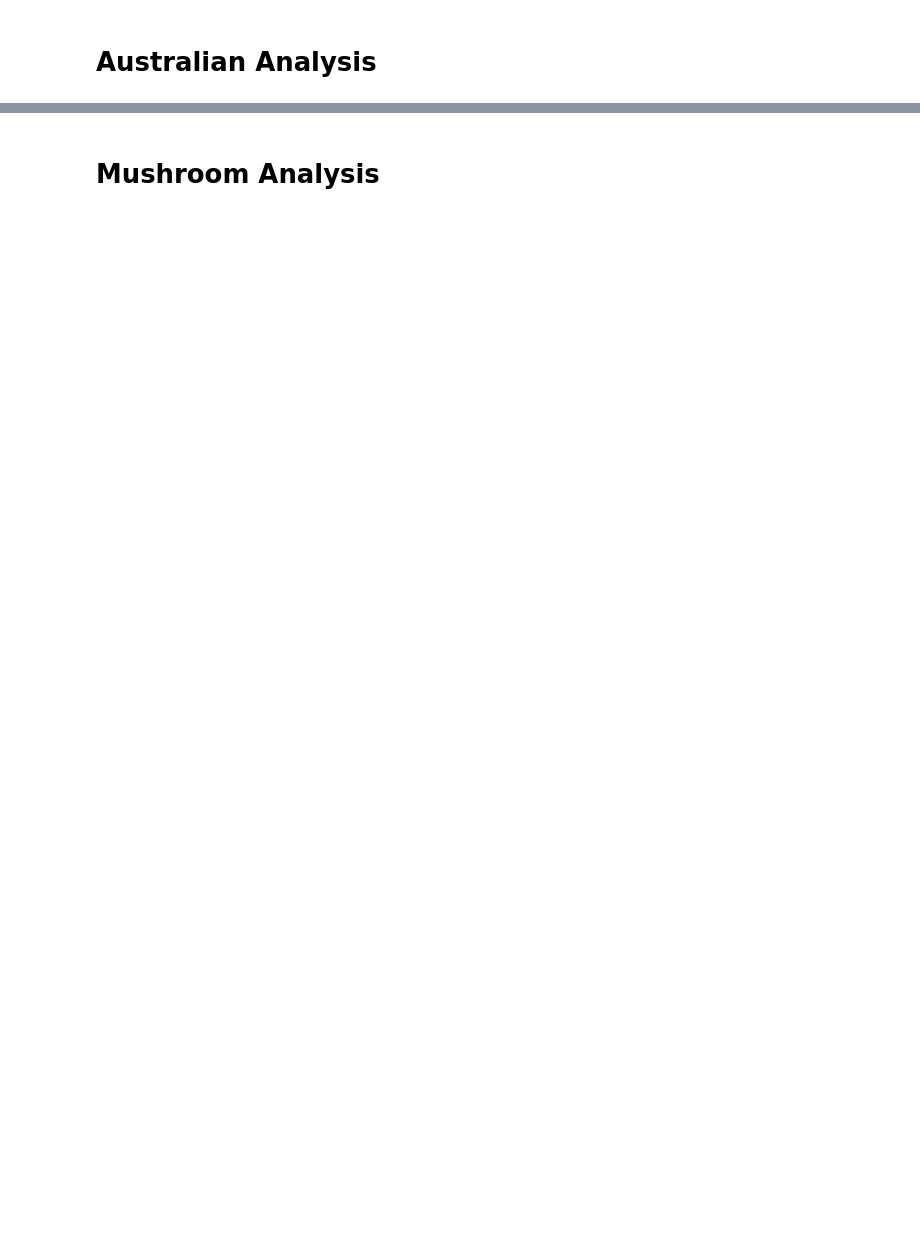
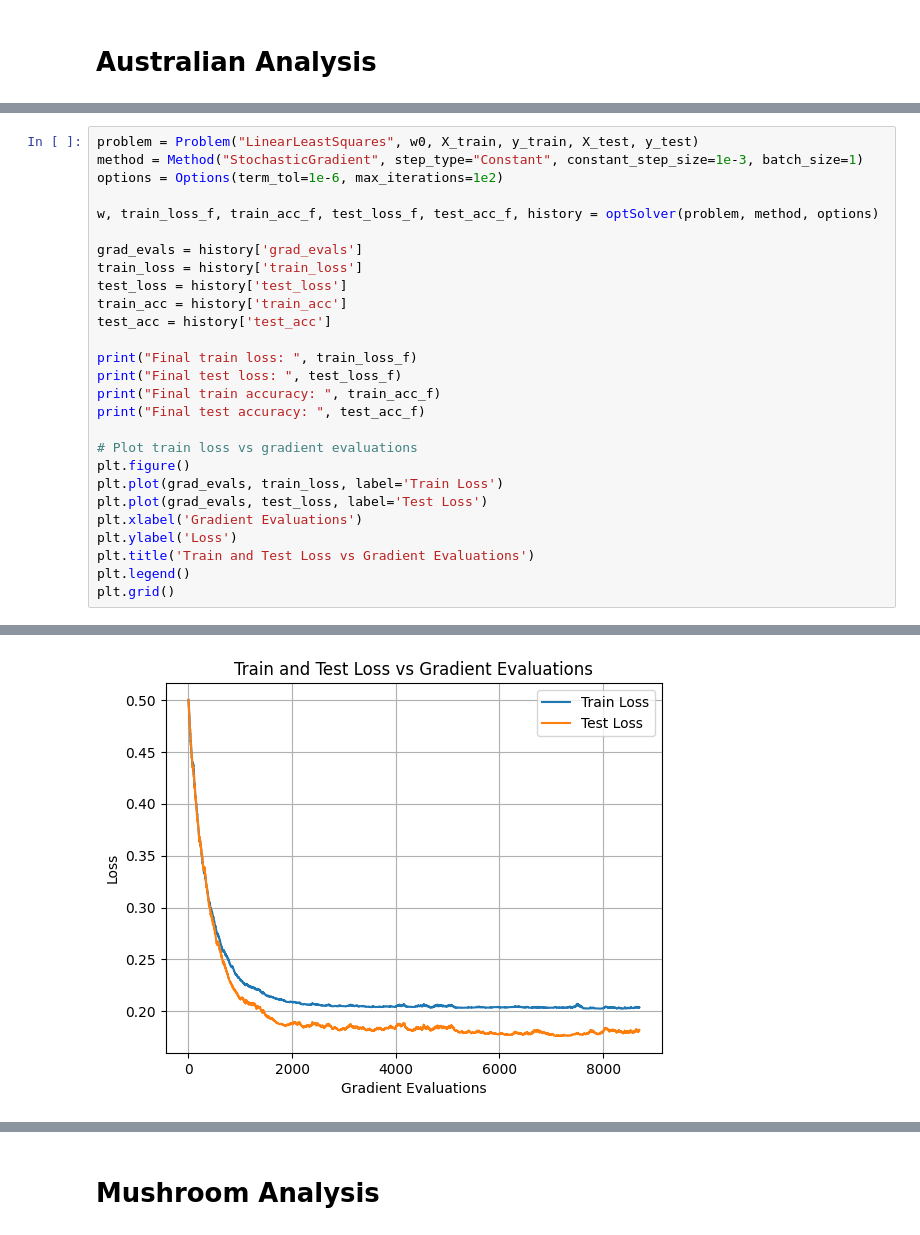
Before and after one commit to hughvd/optiMaizer, a Jupyter notebook: hw4/script.ipynb, the cells around one changed output, grey strips where cells are left out. Cells and saved outputs as stored; diff of their text form; blank space fills up the shorter version.

```diff
--- a/hw4/script.ipynb
+++ b/hw4/script.ipynb
@@ -54,0 +147,28 @@ australian = scipy.io.loadmat(project_root / 'hw4/data/australian.mat')
+# %%
+problem = Problem("LinearLeastSquares", w0, X_train, y_train, X_test, y_test)
+method = Method("StochasticGradient", step_type="Constant", constant_step_size=1e-3, batch_size=1)
+options = Options(term_tol=1e-6, max_iterations=1e2)
+
+w, train_loss_f, train_acc_f, test_loss_f, test_acc_f, history = optSolver(problem, method, options)
+
+grad_evals = history['grad_evals']
+train_loss = history['train_loss']
+test_loss = history['test_loss']
+train_acc = history['train_acc']
+test_acc = history['test_acc']
+
+print("Final train loss: ", train_loss_f)
+print("Final test loss: ", test_loss_f)
+print("Final train accuracy: ", train_acc_f)
+print("Final test accuracy: ", test_acc_f)
+
+# Plot train loss vs gradient evaluations
+plt.figure()
+plt.plot(grad_evals, train_loss, label='Train Loss')
+plt.plot(grad_evals, test_loss, label='Test Loss')
+plt.xlabel('Gradient Evaluations')
+plt.ylabel('Loss')
+plt.title('Train and Test Loss vs Gradient Evaluations')
+plt.legend()
+plt.grid()
+# %% [output]
@@ -54,0 +179 @@ australian = scipy.io.loadmat(project_root / 'hw4/data/australian.mat')
+[figure, added]
```
Also changed, not shown: parts of 44 cells of this notebook, 3 other files.
